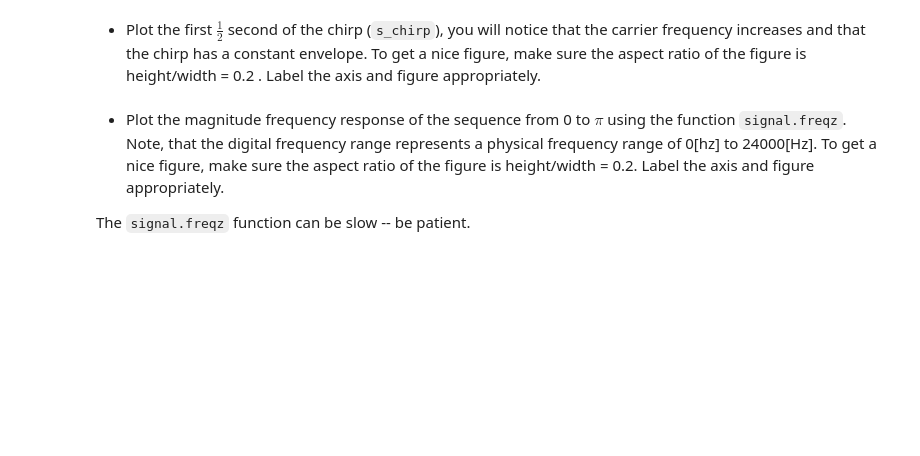
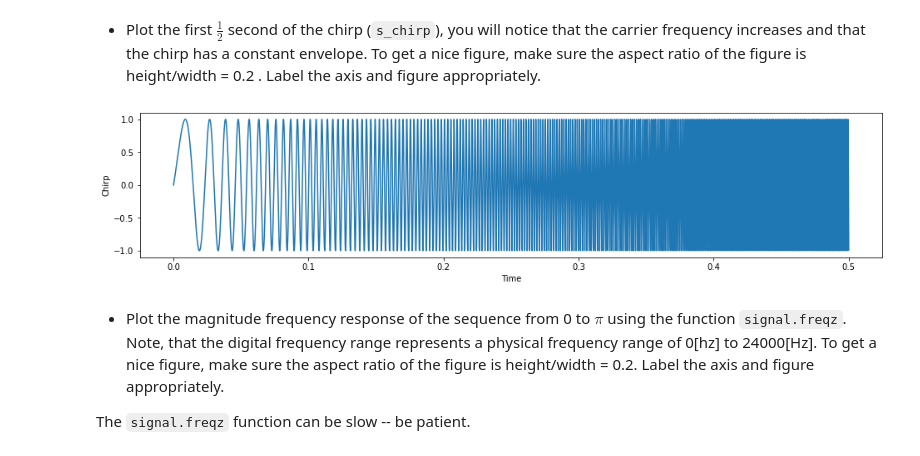
Before and after one commit to EricNRodriguez/ELEC3305_sonar, a Jupyter notebook: sonarpackage/TimeDomain-Sonar.ipynb, the cells around one changed output. Drawn from its saved outputs; the diff is of its cells as text; code cells hidden in the pictures; blank space fills up the shorter version.

Commit message:
plotting chirp

```diff
--- a/sonarpackage/TimeDomain-Sonar.ipynb
+++ b/sonarpackage/TimeDomain-Sonar.ipynb
@@ -62,9 +62,16 @@ NameError: name 'churp_signal' is not defined
 # %%
 # Set the aspect ratio such that the image is wide
 width, height = figaspect(0.2)
 fig = figure(figsize=(width,height))
 
 #Your code below:
+half_sec_n_samples = int(0.5*fs)
+plt.plot(t_values[:half_sec_n_samples], chirp_signal[:half_sec_n_samples])
+plt.xlabel('Time')
+plt.ylabel('Chirp')
+plt.show()
+# %% [output]
+[figure, added]
 # %% [markdown]
 * Plot the magnitude frequency response of the sequence from 0 to $\pi$ using the function `signal.freqz`. Note, that the digital frequency range represents a physical frequency range of 0[hz] to 24000[Hz]. To get a nice figure, make sure the aspect ratio of the figure is height/width = 0.2. Label the axis and figure appropriately.
 
```
